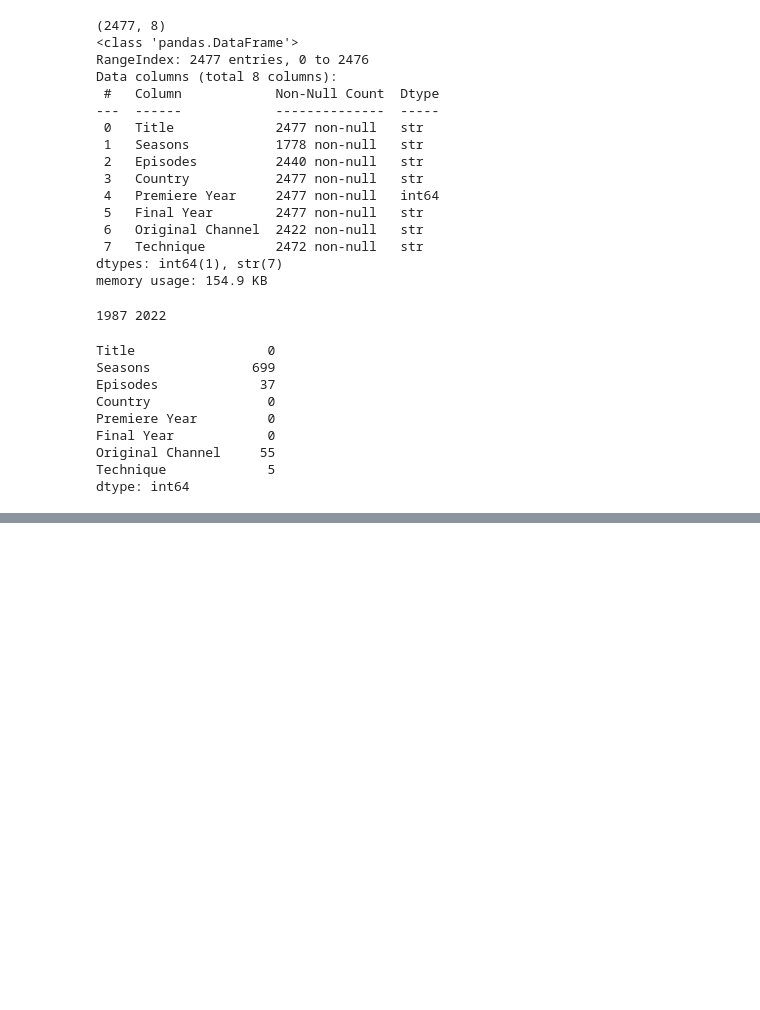
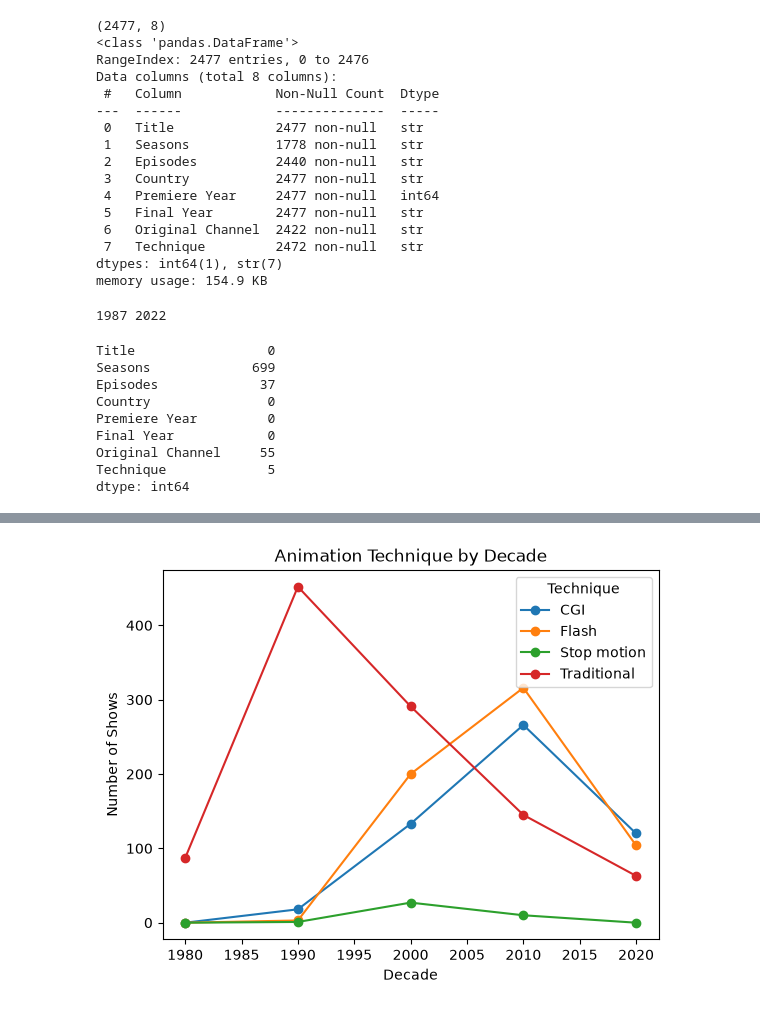
Before and after one commit to cindylyuwpp/animat-tv-show-data-analysis, a Jupyter notebook: tvshows_analysis.ipynb, the cells around one changed output, grey strips where cells are left out. Saved outputs shown, nothing was run; the diff lists cells and outputs as text; code cells hidden in the pictures; blank space fills up the shorter version.

```diff
--- a/tvshows_analysis.ipynb
+++ b/tvshows_analysis.ipynb
@@ -47,0 +92,22 @@ dtype: int64
+# %%
+# Q3: Did technique change over time?
+# Turn each premiere year into a decade (1994 -> 1990)
+df["Decade"] = (df["Premiere Year"] // 10) * 10
+
+# Keep only the 4 most common techniques so the table is clear
+top_techniques = df["Technique"].value_counts().head(4).index
+subset = df[df["Technique"].isin(top_techniques)]
+
+# crosstab counts shows for each decade and technique
+table = pd.crosstab(subset["Decade"], subset["Technique"])
+table
+
+# Findings:
+# YES. Traditional animation dominated early on: 87 of 87 shows in the 1980s and 452 of 474 shows (about 95%) in the 1990s.
+# - Traditional dropped sharply after that: 291 shows in the 2000s, 145 in the
+#   2010s, and 63 in the 2020s (about 22% of shows).
+# - Flash rose fastest: 3 shows in the 1990s, 200 in the 2000s, and 316 in the 2010s,
+#   making it the most common technique in the 2010s (about 43% of shows).
+# - CGI grew steadily: 18 shows in the 1990s, 133 in the 2000s, 266 in the 2010s.
+#   In the 2020s CGI is the most common (120 shows, about 42%), just ahead of Flash (104).
+# - Stop motion stayed small in every decade (never more than 27 shows).
@@ -47,0 +122,8 @@ dtype: int64
+# %%
+
+table.plot(kind="line", marker="o")
+plt.title("Animation Technique by Decade")
+plt.ylabel("Number of Shows")
+plt.show()
+# %% [output]
+[figure, added]
```
Also changed, not shown: parts of 14 cells of this notebook.
